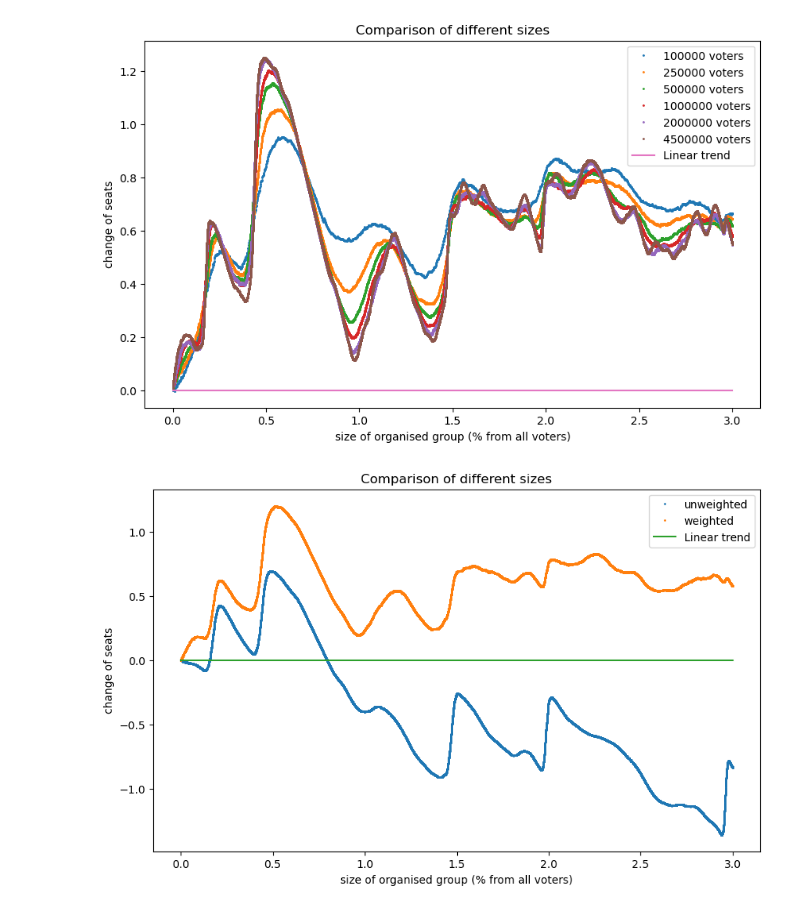
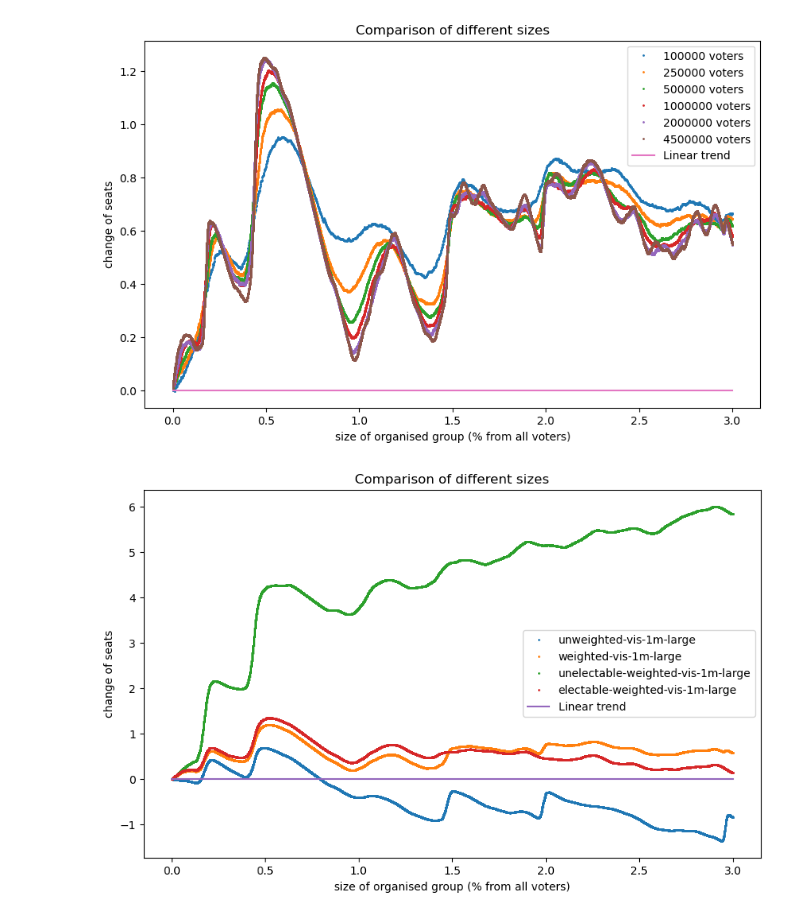
Before and after one commit to JnKamas/bc-praca, a Jupyter notebook: section_2_3.ipynb, the cells around one changed output. Saved outputs shown, nothing was run; the diff lists cells and outputs as text; code cells hidden in the pictures.

```diff
--- a/section_2_3.ipynb
+++ b/section_2_3.ipynb
@@ -4,12 +4,12 @@ from apportionment import *
 names = ["100k-large.csv", "250k-large.csv", "500k-large.csv", "1m-large.csv", "2m-large.csv", "4_5m-large.csv"]
 sizes = [100000, 250000, 500000, 1000000, 2000000, 4500000]
 # %%
-## weighted average generator
 for name, size in zip(names, sizes):
-#     raw2visualisable(name, size)
-## unweighted average generator
-#     raw2visualisable(name, size, weight=False)
-## weighted electable subjets
+    ## weighted average generator
+    # raw2visualisable(name, size)
+    ## unweighted average generator
+    # raw2visualisable(name, size, weight=False)
+    ## weighted electable subjets
     raw2visualisable(name, size, only_electable=True)
-## unweighted electable subjets
-    # raw2visualisable(name, size, weighted=False, only_electable=True)
+    ## unweighted electable subjets
+    raw2visualisable(name, size, weighted=False, only_electable=True)
@@ -109,33 +122,37 @@ plt.show()
 # %%
 plt.figure(figsize=(10, 6))
 
 x = np.arange(0, 4)
 y = (3) * x
 
 size = 1000000
 
-df = pd.read_csv("./vis_data/unweighted-vis-1m-large.csv")
+names = ["unweighted-vis-1m-large","weighted-vis-1m-large", "unelectable-weighted-vis-1m-large", "electable-weighted-vis-1m-large"]
 
-x_values = (df['samples'] / size) * 100
-y_values = df['diff']
+for name in names:
 
-plt.plot(x_values, y_values - (3 * x_values), 'o', markersize=1, label=f'unweighted')
+    df = pd.read_csv(f"./vis_data/{name}.csv")
 
-df = pd.read_csv("./vis_data/weighted-vis-1m-large.csv")
+    x_values = (df['samples'] / size) * 100
+    y_values = df['diff']
 
-x_values = (df['samples'] / size) * 100
-y_values = df['diff']
+    plt.plot(x_values, y_values - (3 * x_values), 'o', markersize=1, label=name)
 
-plt.plot(x_values, y_values - (3 * x_values), 'o', markersize=1, label=f'weighted')
+# df = pd.read_csv("./vis_data/weighted-vis-1m-large.csv")
+
+# x_values = (df['samples'] / size) * 100
+# y_values = df['diff']
+
+# plt.plot(x_values, y_values - (3 * x_values), 'o', markersize=1, label=f'weighted')
 
 
 plt.plot(x, y * 0, label='Linear trend')
 
 plt.xlabel('size of organised group (% from all voters)')
 plt.ylabel('change of seats')
 plt.title('Comparison of different sizes')
 
 plt.legend()
 plt.show()
 # %% [output]
-[figure, old version]
+[figure, new version]
```
Also changed, not shown: parts of 1 cell of this notebook, 7 other files.
